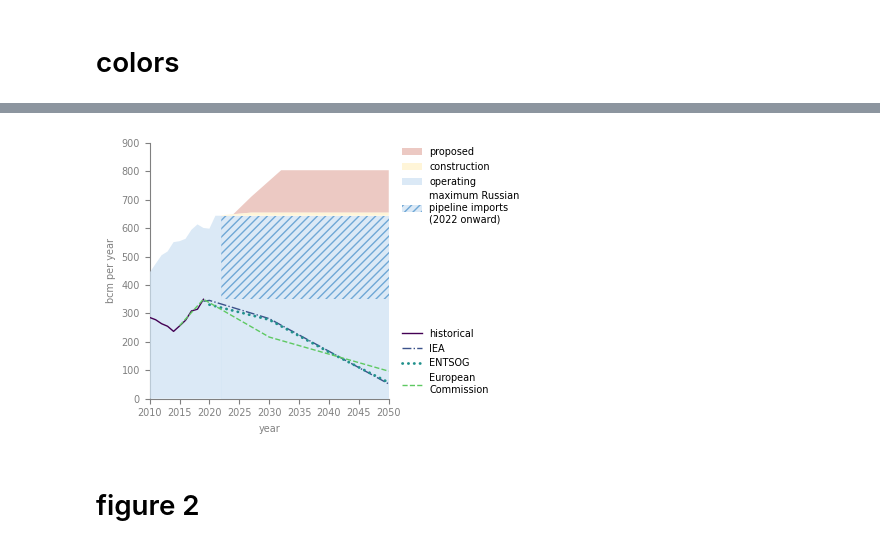
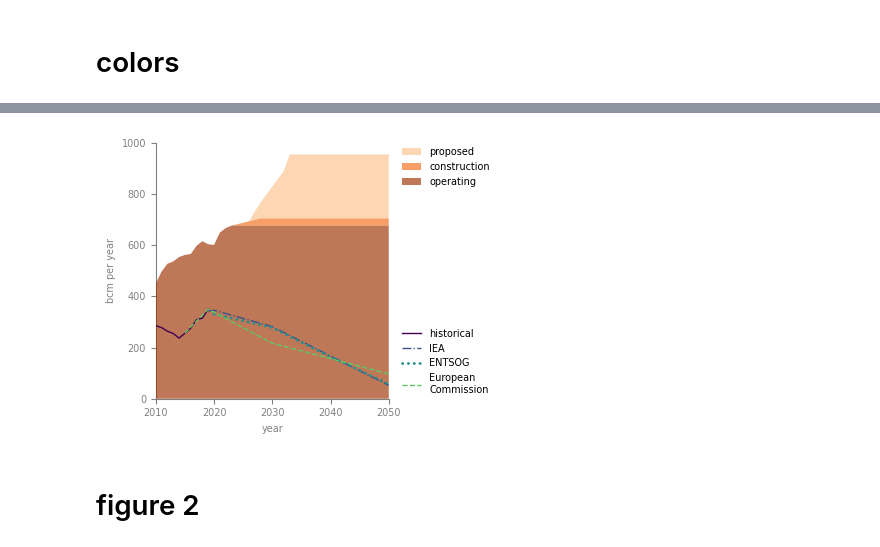
Before and after one commit to GlobalEnergyMonitor/GOIT-GGIT-research, a Jupyter notebook: europe-gas-report-2023/Europe-Gas-2023-report-figures-1-2-3-plus-map.ipynb, the cells around one changed output, grey strips where cells are left out. Drawn from its saved outputs; the diff is of its cells as text; code cells hidden in the pictures.

Commit message:
updates for EGT report 2023

```diff
--- a/europe-gas-report-2023/Europe-Gas-2023-report-figures-1-2-3-plus-map.ipynb
+++ b/europe-gas-report-2023/Europe-Gas-2023-report-figures-1-2-3-plus-map.ipynb
@@ -16,12 +16,11 @@ import shapely
 # %%
 # import the proper table
 gc = pygsheets.authorize(service_account_env_var='GDRIVE_API_CREDENTIALS')
-spreadsheet = gc.open_by_key('12tg0g30yDCBSLMMeuWu-ThFuIJOF_f_ezjB1Nxc3xO4')
-#spreadsheet = gc.open_by_key('12tg0g30yDCBSLMMeuWu-ThFuIJOF_f_ezjB1Nxc3xO4') # feb 11 2022 version for EGT
+spreadsheet = gc.open_by_key('1AwdoryIA-fuBXf_yYL-uKKYR3CLxtm7-8R0gG2chth8')
 
-fig1_data_df = spreadsheet.worksheet('title', 'Figure 1 (data for plot)').get_as_df()
+fig1_data_df = spreadsheet.worksheet('title', 'Figure 1 (data for plot) - updated').get_as_df()
 fig2_data_df = spreadsheet.worksheet('title', 'Figure 2 (data for plot)').get_as_df()
-fig3_data_df = spreadsheet.worksheet('title', 'Figure ES1/3 (data for plot)').get_as_df()
+fig3_data_df = spreadsheet.worksheet('title', 'Figure ES1/3 (data for plot) - updated').get_as_df()
 
 fig1_data_df.replace('',0,inplace=True)
 fig2_data_df.replace('',numpy.nan,inplace=True)
@@ -308,19 +57,6 @@ fig.savefig('Euro-Gas-Report-figure3-with-Russian-imports-alt-final-with-title.p
 # %%
-cmap_to_sample = matplotlib.cm.get_cmap('viridis')
-plot_dkpurple = cmap_to_sample(0)
-plot_purple = cmap_to_sample(0.25)
-plot_blue = cmap_to_sample(0.5)
-plot_green = cmap_to_sample(0.75)
-
-cmap_to_sample = matplotlib.cm.get_cmap('YlOrBr_r')
-#plot_russia = '#3d85c6'#cmap_to_sample(0.25)
-plot_russia = '#6fa8d6'
-plot_yellow = '#cfe2f3'#cmap_to_sample(0.7)
-plot_orange = '#fff2cc'#cmap_to_sample(0.35)
-plot_red = '#e6b8af'#cmap_to_sample(0.1)
-
 font_size = 7
-shade_alpha = 0.75
+shade_alpha = .666#0.75
 lw_all = 1
 axis_color='0.5'
 
@@ -328,22 +64,20 @@ fig = mp.figure(figsize=(3.25,3.25))
 
 ax = fig.add_subplot(111)
 
-f1=ax.fill_between(fig3_data_df.Year[:13],fig3_data_df['existing capacity'][:13],
-                fc=plot_yellow, ec='None', alpha=shade_alpha, zorder=6)#,
-                #label='existing')
+cmap_to_sample = matplotlib.cm.get_cmap('Oranges')
 
-f1pt5=ax.fill_between(fig3_data_df.Year[12:],[capacity_without_russia]*fig3_data_df.Year[12:].size,
-                fc=plot_yellow, ec='None', alpha=shade_alpha, zorder=6)#,
+f1=ax.fill_between(fig3_data_df.Year,fig3_data_df['existing capacity'],
+                fc=cmap_to_sample(0.9), ec='None', alpha=shade_alpha, zorder=6)#,
                 #label='existing')
 
 f2=ax.fill_between(fig3_data_df.Year[12:],fig3_data_df['existing capacity'][12:],
                 fig3_data_df['capacity under construction'][12:],
-                fc=plot_orange, ec='None', alpha=shade_alpha, zorder=5)#,
+                fc=cmap_to_sample(0.6), ec='None', alpha=shade_alpha, zorder=5)#,
                 #label='construction')
 
 f3=ax.fill_between(fig3_data_df.Year[12:],fig3_data_df['capacity under construction'][12:],
                 fig3_data_df['proposed capacity'][12:],
-                fc=plot_red, ec='None', alpha=shade_alpha)#,
+                fc=cmap_to_sample(0.3), ec='None', alpha=shade_alpha)#,
                 #label='proposed')
 
 # ****************************************
@@ -352,24 +86,8 @@ existing_capacity = 598 #655
 total_russia_imports = 247.0977
 capacity_without_russia = existing_capacity-total_russia_imports
 
-mp.rcParams['hatch.color'] = plot_russia
+#mp.rcParams['hatch.color'] = plot_russia
 mp.rcParams['hatch.linewidth'] = 1
-
-# f4=ax.fill_between(fig3_data_df.Year[12:],
-#                 [capacity_without_russia]*fig3_data_df.Year[12:].size,
-#                 fig3_data_df['existing capacity'][12:],
-#                 fc='None', ec='0.1', alpha=0.25, hatch='.....', zorder=3, linewidth=0.25)#,
-#                 #label='maximum Russian import volume')
-
-# f4=ax.fill_between(fig3_data_df.Year[12:],
-#                 [capacity_without_russia]*fig3_data_df.Year[12:].size,
-#                 fig3_data_df['existing capacity'][12:],
-#                 fc=plot_russia, ec=plot_russia, linestyle='--', alpha=shade_alpha, zorder=7)#,
-
-f4=ax.fill_between(fig3_data_df.Year[12:],
-                [capacity_without_russia]*fig3_data_df.Year[12:].size,
-                fig3_data_df['existing capacity'][12:],
-                facecolor=plot_yellow, alpha=shade_alpha, hatch='////', zorder=3)#, linewidth=0)
 
 # ****************************************
 
@@ -393,51 +111,39 @@ l4,=ax.plot(fig3_data_df[~fig3_data_df['European Commission'].isnull()]['Year'],
         ls='--')
 
 ax.set_xlim(2010,2050)
-ax.set_ylim(0,900)
+ax.set_ylim(0,1000)
 ax.tick_params(labelsize=font_size)
 
 ax.set_ylabel('bcm per year', fontsize=font_size, color=axis_color)
 ax.set_xlabel('year', fontsize=font_size, color=axis_color)
 
 fig.tight_layout()
 
 legend_lines = ax.legend([l1,l2,l3,l4],
                          ['historical','IEA','ENTSOG','European\nCommission'],
                          fontsize=font_size, frameon=False,
                          bbox_to_anchor=(1.04,0), loc='lower left',
                          labelspacing=0.5, borderaxespad=0)
 
-legend_fill = ax.legend([f3,f2,f1,f4],
-                         ['proposed','construction','operating','maximum Russian\npipeline imports\n(2022 onward)'],
+legend_fill = ax.legend([f3,f2,f1],#,f4],
+                         ['proposed','construction','operating'],#,'maximum Russian\npipeline imports\n(2022 onward)'],
                          fontsize=font_size, frameon=False,
                          bbox_to_anchor=(1.04,1), loc='upper left',
                          labelspacing=0.5, borderaxespad=0, ncol=1)
 
 ax.add_artist(legend_lines)
-# ax.text(s='proposed capacity', x=2049.25, y=850,
-#         fontsize=font_size, ha='right', va='top',
-#        c=plot_red, style='italic')
-# ax.text(s='capacity under construction', x=2049.25, y=700,
-#         fontsize=font_size, ha='right', va='top',
-#        c=plot_orange, style='italic')
-# ax.text(s='existing capacity', x=2049.25, y=630,
-#         fontsize=font_size, ha='right', va='top',
-#        c=plot_yellow, style='italic')
 
 ax.spines['bottom'].set_color(axis_color)
 ax.spines['left'].set_color(axis_color)
 ax.tick_params(colors=axis_color)
 ax.spines['right'].set_visible(False)
 ax.spines['top'].set_visible(False)
 ax.yaxis.set_zorder(0)
-#ax.tick_labels(color='0.25')
-#ax.spines['top'].set_color(axis_color)
-#ax.spines['right'].set_color(axis_color)
 
-fig.savefig('Euro-Gas-Report-figure3-with-Russian-imports-alt-Greigs-prefs-with-yellow.pdf', bbox_inches='tight', transparent=True)
-fig.savefig('Euro-Gas-Report-figure3-with-Russian-imports-alt-Greigs-prefs-with-yellow.png', bbox_inches='tight', dpi=600)
+fig.savefig('Euro-Gas-Report-figure-historical-future.pdf', bbox_inches='tight', transparent=True)
+fig.savefig('Euro-Gas-Report-figure-historical-future.png', bbox_inches='tight', dpi=600)
 # %% [output]
-[figure, old version]
+[figure, new version]
 # %% [markdown]
 # figure 2
 # %%
```
Also changed, not shown: parts of 41 cells of this notebook, 1 other file.
